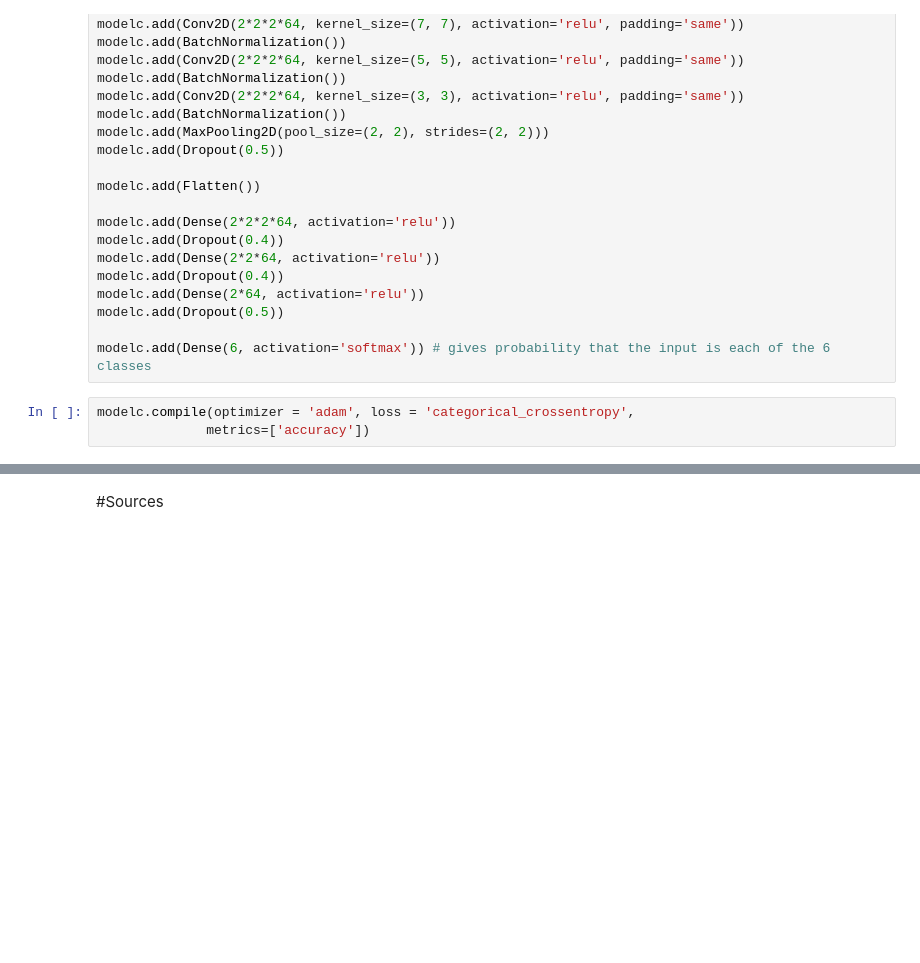
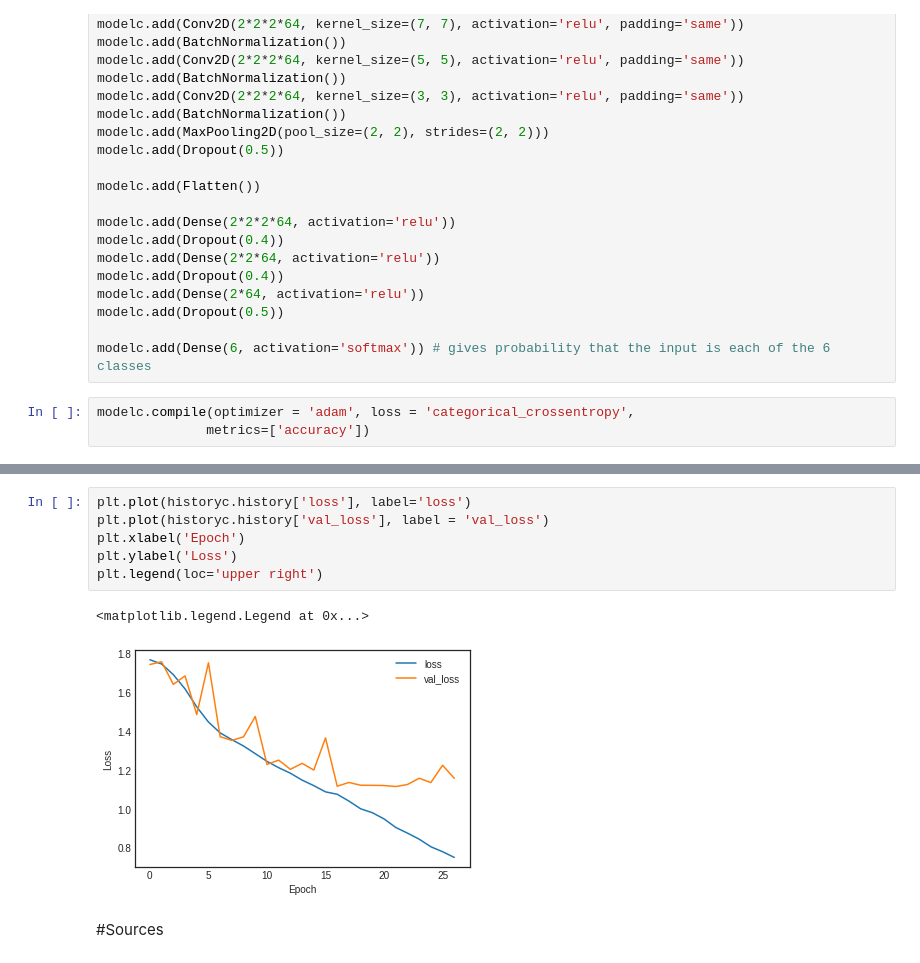
Before and after one commit to Jade-P/MLGroupProject, a Jupyter notebook: CNN_after_Preprocessing.ipynb, the cells around one changed output, grey strips where cells are left out. Drawn from its saved outputs; the diff is of its cells as text; blank space fills up the shorter version.

```diff
--- a/CNN_after_Preprocessing.ipynb
+++ b/CNN_after_Preprocessing.ipynb
@@ -1027,3 +1029,12 @@ print(test_acc)
+# %%
+plt.plot(historyc.history['loss'], label='loss')
+plt.plot(historyc.history['val_loss'], label = 'val_loss')
+plt.xlabel('Epoch')
+plt.ylabel('Loss')
+plt.legend(loc='upper right')
+# %% [output]
+<matplotlib.legend.Legend at 0x...>
+[figure, added]
 # %% [markdown]
 #Sources
 # %% [markdown]
```
Also changed, not shown: parts of 11 cells of this notebook.
